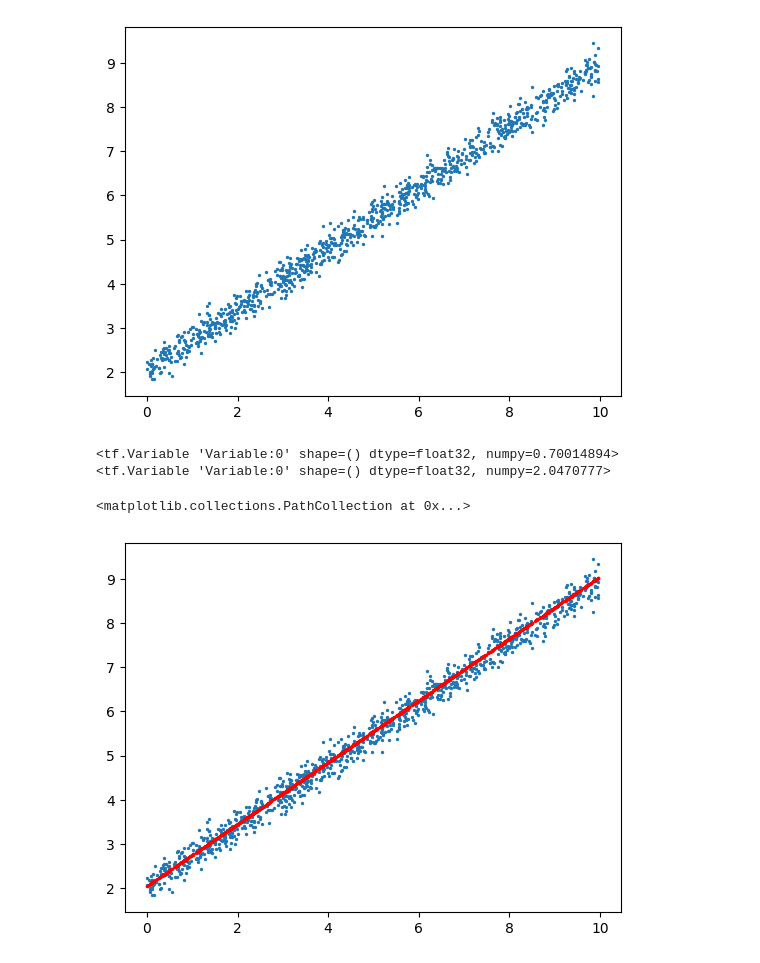
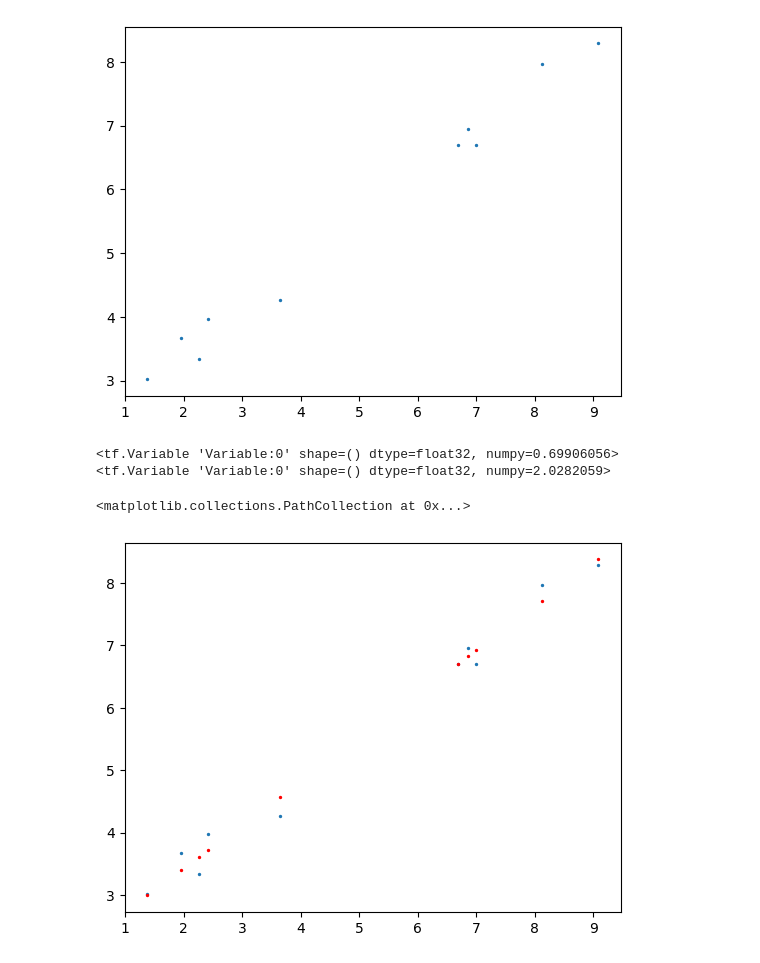
Before and after one commit to Sergey-Kiselev-dev/ML_sem_pub, a Jupyter notebook: ML_03_selfedu_tf_05d.ipynb, the cells around one changed output. Saved outputs shown, nothing was run; the diff lists cells and outputs as text; code cells hidden in the pictures.

```diff
--- a/ML_03_selfedu_tf_05d.ipynb
+++ b/ML_03_selfedu_tf_05d.ipynb
@@ -11,18 +12,18 @@ import numpy as np
 # %%
-TOTAL_POINTS = 1000
+TOTAL_POINTS = 10
 
 x = tf.random.uniform(shape=[TOTAL_POINTS], minval=0, maxval=10)
 noise = tf.random.normal(shape=[TOTAL_POINTS], stddev=0.2)
 
 k_true = 0.7
 b_true = 2.0
 
 y = x * k_true + b_true + noise
 
 plt.scatter(x, y, s=2)
 plt.show()
 # %% [output]
-[figure, old version]
+[figure, new version]
 # %%
 k = tf.Variable(0.0)
 b = tf.Variable(0.0)
@@ -68,13 +36,22 @@ for n in range(EPOCHS):
-# %%
-print(k, b, sep="\n")
-# %% [output]
-<tf.Variable 'Variable:0' shape=() dtype=float32, numpy=0.70014894>
-<tf.Variable 'Variable:0' shape=() dtype=float32, numpy=2.0470777>
+# %%
+for n in range(EPOCHS):
+  with tf.GradientTape() as t:
+    f = k * x + b
+    loss = tf.reduce_mean(tf.square(y - f))
+
+  dk, db = t.gradient(loss, [k, b])
+
+  k.assign_sub(learning_rate * dk)
+  b.assign_sub(learning_rate * db)
+
+print(k, b, sep="\n")
+# %% [output]
+<tf.Variable 'Variable:0' shape=() dtype=float32, numpy=0.69906056>
+<tf.Variable 'Variable:0' shape=() dtype=float32, numpy=2.0282059>
 # %%
-
 y_pr = k * x + b
 plt.scatter(x, y, s = 2)
 plt.scatter(x, y_pr, c = 'r', s = 2)
 # %% [output]
 <matplotlib.collections.PathCollection at 0x...>
-[figure, old version]
+[figure, new version]
```
Also changed, not shown: parts of 4 cells of this notebook.
